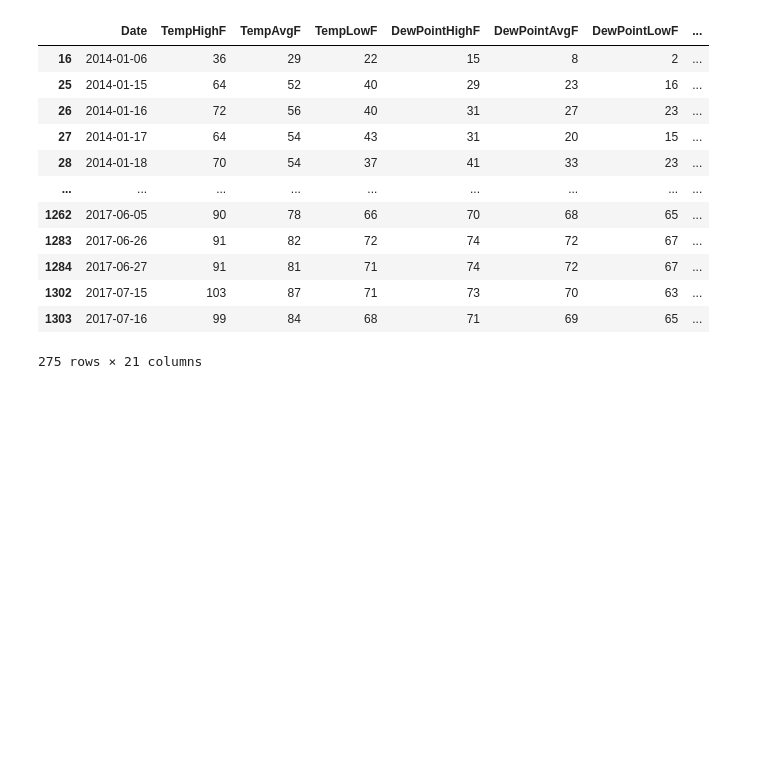
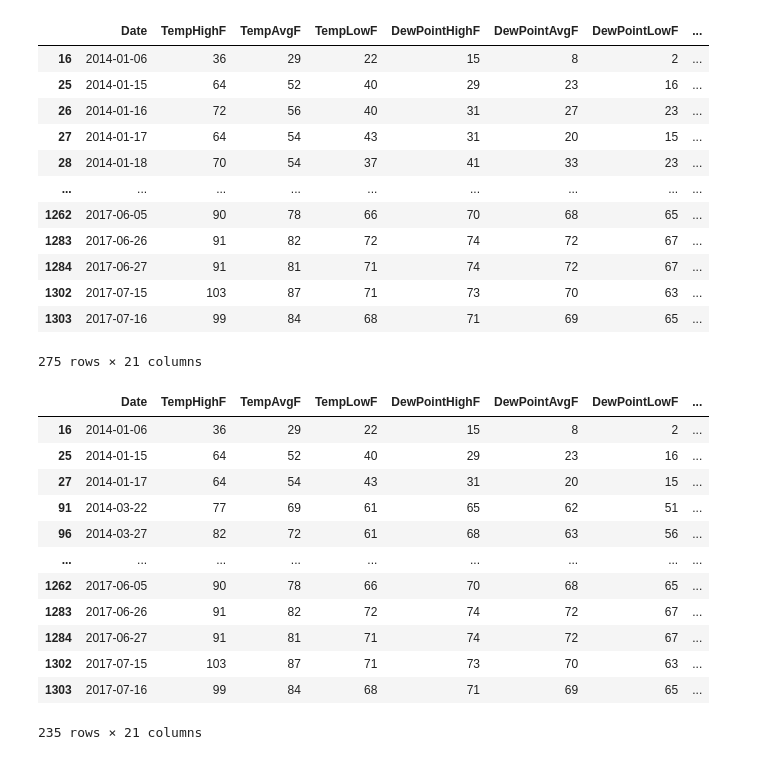
Before and after one commit to sunwenliang14/credit-card-risk, a Jupyter notebook: credit-risk-analysis.ipynb, the cells around one changed output. Saved outputs shown, nothing was run; the diff lists cells and outputs as text; code cells hidden in the pictures; blank space fills up the shorter version.

```diff
--- a/credit-risk-analysis.ipynb
+++ b/credit-risk-analysis.ipynb
@@ -390,3 +390,19 @@ df[df.HumidityHighPercent <= '60']
 | 1302 | 2017-07-15 | 103 | 87 | 71 | 73 | 70 | 63 | ... |
 | 1303 | 2017-07-16 | 99 | 84 | 68 | 71 | 69 | 65 | ... |
 275 rows × 21 columns
+# %%
+df[df.HumidityHighPercent <= '50']
+# %% [output]
+|  | Date | TempHighF | TempAvgF | TempLowF | DewPointHighF | DewPointAvgF | DewPointLowF | ... |
+| 16 | 2014-01-06 | 36 | 29 | 22 | 15 | 8 | 2 | ... |
+| 25 | 2014-01-15 | 64 | 52 | 40 | 29 | 23 | 16 | ... |
+| 27 | 2014-01-17 | 64 | 54 | 43 | 31 | 20 | 15 | ... |
+| 91 | 2014-03-22 | 77 | 69 | 61 | 65 | 62 | 51 | ... |
+| 96 | 2014-03-27 | 82 | 72 | 61 | 68 | 63 | 56 | ... |
+| ... | ... | ... | ... | ... | ... | ... | ... | ... |
+| 1262 | 2017-06-05 | 90 | 78 | 66 | 70 | 68 | 65 | ... |
+| 1283 | 2017-06-26 | 91 | 82 | 72 | 74 | 72 | 67 | ... |
+| 1284 | 2017-06-27 | 91 | 81 | 71 | 74 | 72 | 67 | ... |
+| 1302 | 2017-07-15 | 103 | 87 | 71 | 73 | 70 | 63 | ... |
+| 1303 | 2017-07-16 | 99 | 84 | 68 | 71 | 69 | 65 | ... |
+235 rows × 21 columns
```
Also changed, not shown: parts of 1 cell of this notebook.
